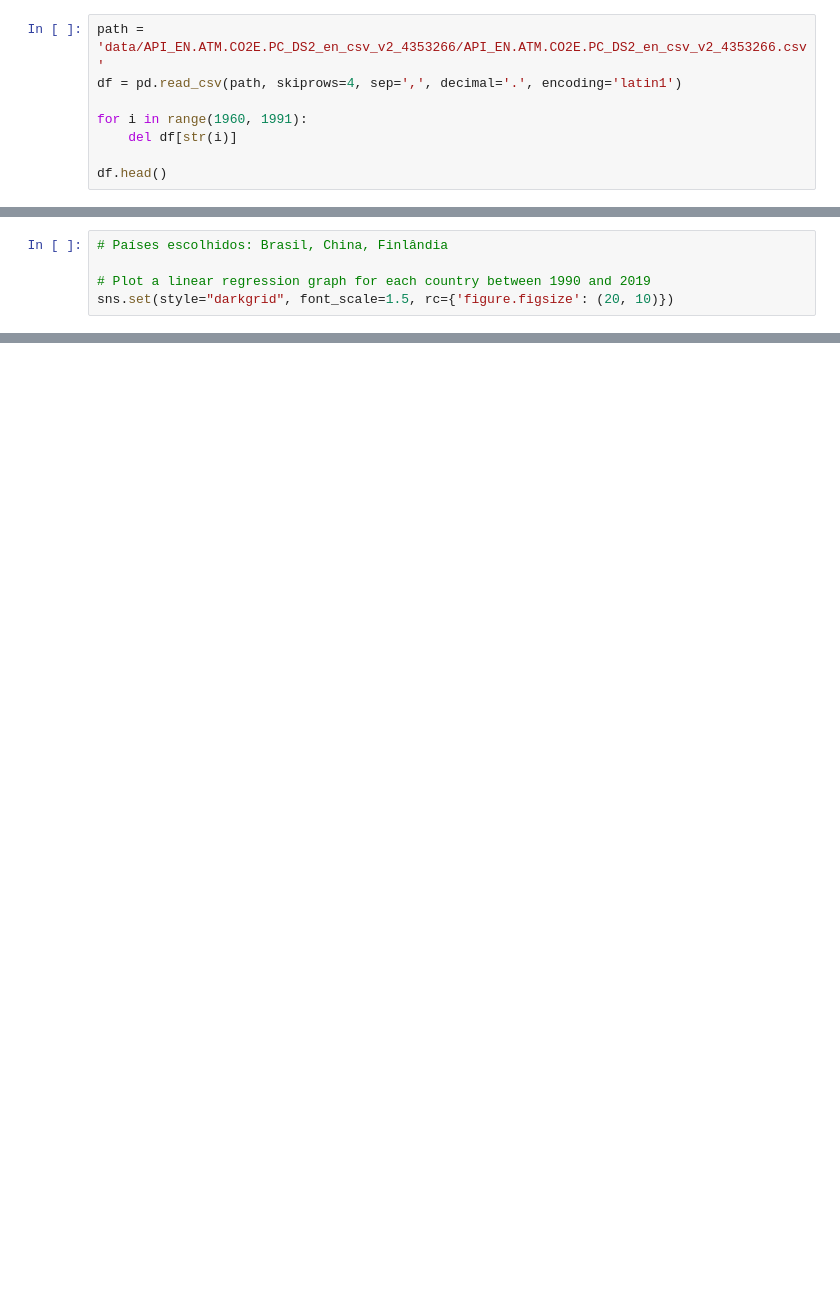
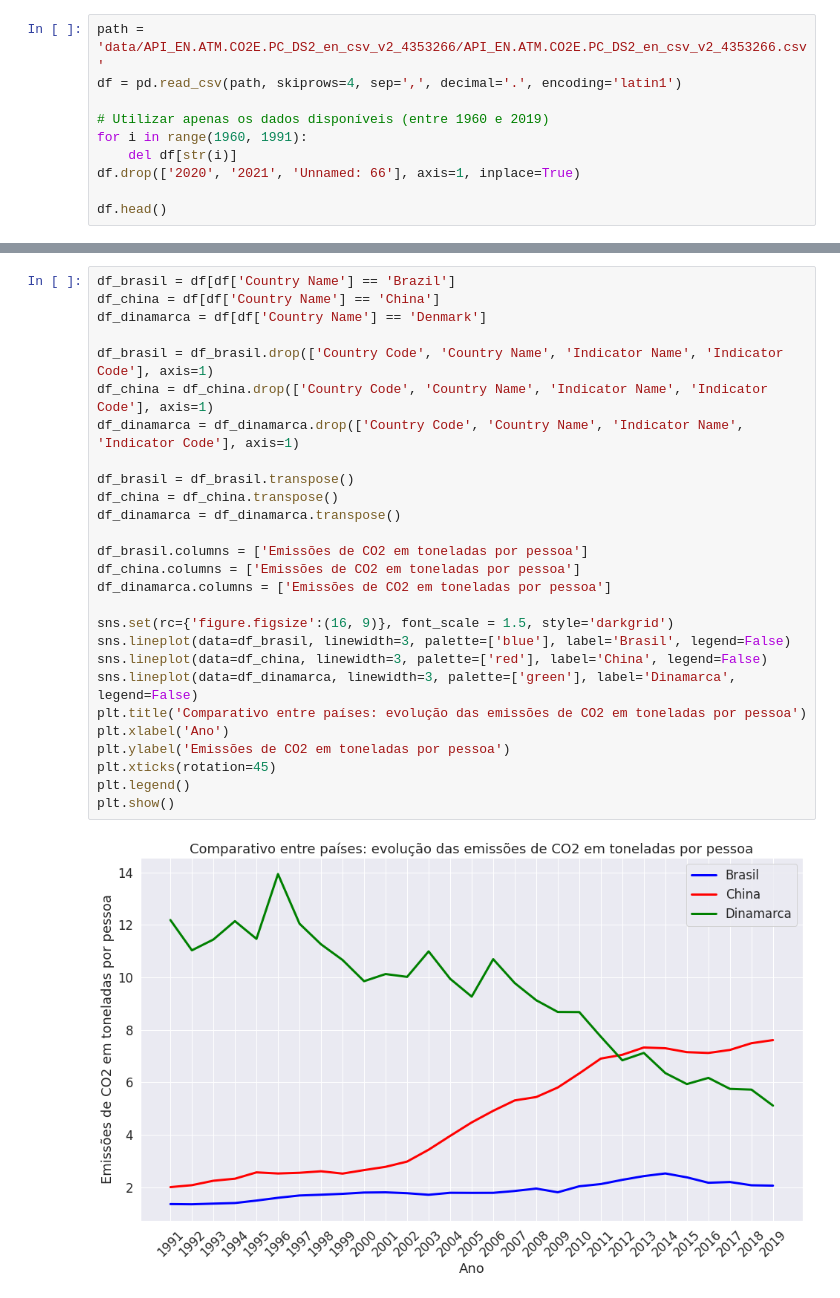
Before and after one commit to thomaschiari/aps_cdados_2022.2, a Jupyter notebook: APS1/APS1.ipynb, the cells around one changed output, grey strips where cells are left out. Cells and saved outputs as stored; diff of their text form; blank space fills up the shorter version.

```diff
--- a/APS1/APS1.ipynb
+++ b/APS1/APS1.ipynb
@@ -7,8 +10,10 @@ import seaborn as sns
 path = 'data/API_EN.ATM.CO2E.PC_DS2_en_csv_v2_4353266/API_EN.ATM.CO2E.PC_DS2_en_csv_v2_4353266.csv'
 df = pd.read_csv(path, skiprows=4, sep=',', decimal='.', encoding='latin1')
 
+# Utilizar apenas os dados disponíveis (entre 1960 e 2019)
 for i in range(1960, 1991):
     del df[str(i)]
+df.drop(['2020', '2021', 'Unnamed: 66'], axis=1, inplace=True)
 
 df.head()
 # %% [output]
@@ -22,5 +26,0 @@ df.head()
-# %%
-# Países escolhidos: Brasil, China, Finlândia
-
-# Plot a linear regression graph for each country between 1990 and 2019
-sns.set(style="darkgrid", font_scale=1.5, rc={'figure.figsize': (20, 10)})
@@ -28,0 +27,29 @@ sns.set(style="darkgrid", font_scale=1.5, rc={'figure.figsize': (20, 10)})
+# %%
+df_brasil = df[df['Country Name'] == 'Brazil']
+df_china = df[df['Country Name'] == 'China']
+df_dinamarca = df[df['Country Name'] == 'Denmark']
+
+df_brasil = df_brasil.drop(['Country Code', 'Country Name', 'Indicator Name', 'Indicator Code'], axis=1)
+df_china = df_china.drop(['Country Code', 'Country Name', 'Indicator Name', 'Indicator Code'], axis=1)
+df_dinamarca = df_dinamarca.drop(['Country Code', 'Country Name', 'Indicator Name', 'Indicator Code'], axis=1)
+
+df_brasil = df_brasil.transpose()
+df_china = df_china.transpose()
+df_dinamarca = df_dinamarca.transpose()
+
+df_brasil.columns = ['Emissões de CO2 em toneladas por pessoa']
+df_china.columns = ['Emissões de CO2 em toneladas por pessoa']
+df_dinamarca.columns = ['Emissões de CO2 em toneladas por pessoa']
+
+sns.set(rc={'figure.figsize':(16, 9)}, font_scale = 1.5, style='darkgrid')
+sns.lineplot(data=df_brasil, linewidth=3, palette=['blue'], label='Brasil', legend=False)
+sns.lineplot(data=df_china, linewidth=3, palette=['red'], label='China', legend=False)
+sns.lineplot(data=df_dinamarca, linewidth=3, palette=['green'], label='Dinamarca', legend=False)
+plt.title('Comparativo entre países: evolução das emissões de CO2 em toneladas por pessoa')
+plt.xlabel('Ano')
+plt.ylabel('Emissões de CO2 em toneladas por pessoa')
+plt.xticks(rotation=45)
+plt.legend()
+plt.show()
+# %% [output]
+[figure, added]
```
Also changed, not shown: parts of 6 cells of this notebook.
